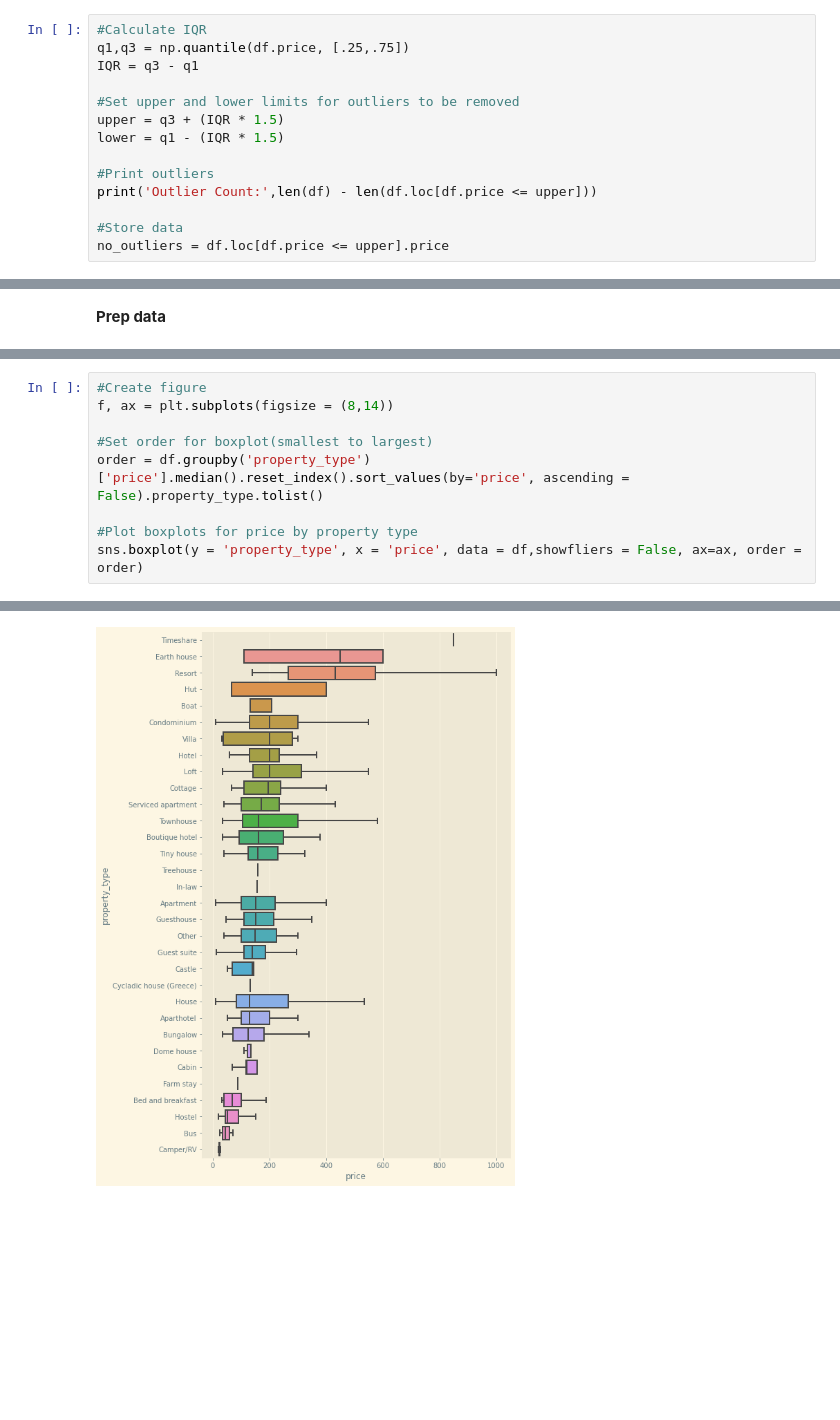
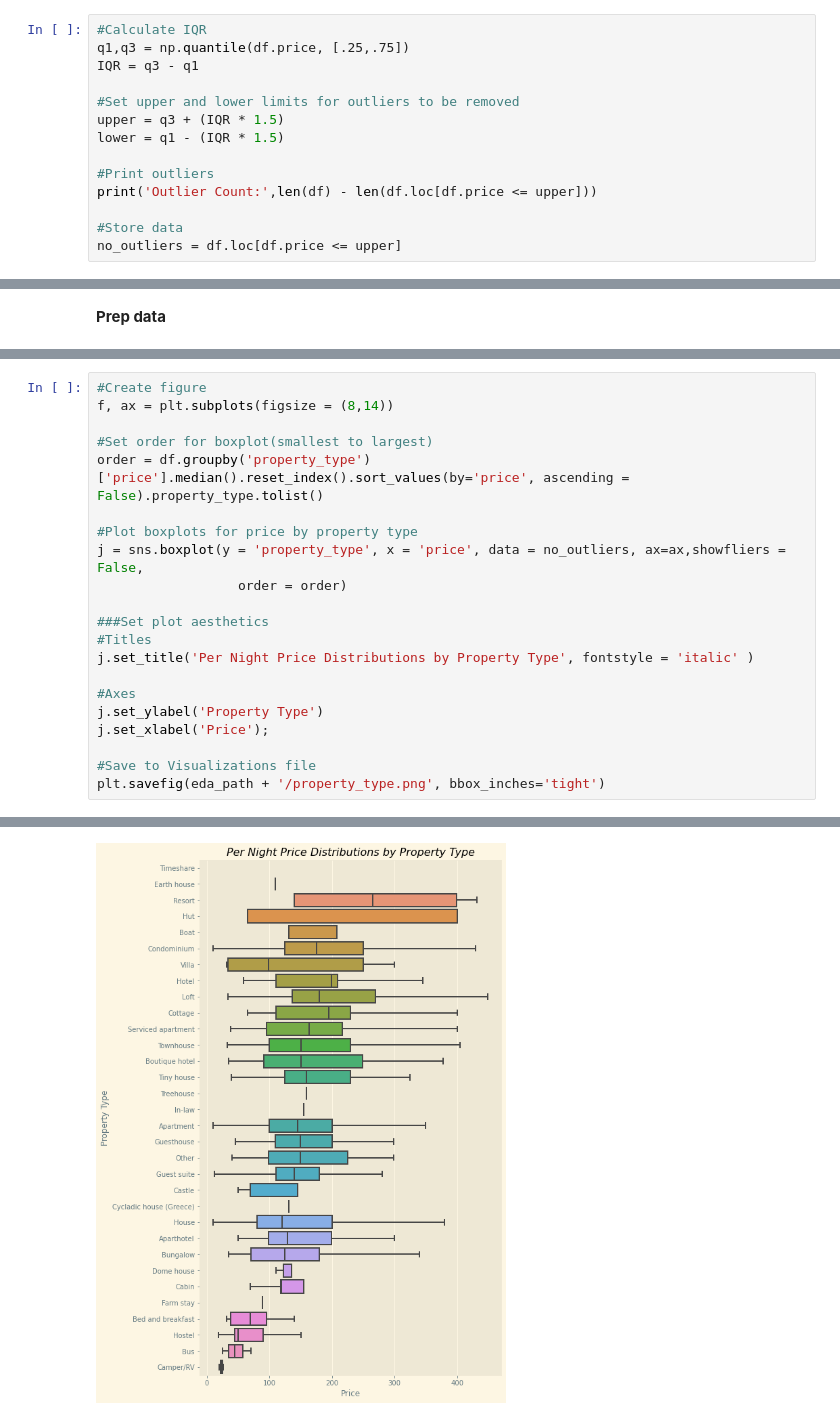
Before and after one commit to KishenSharma6/SF_Airbnb_Rental_Market_Analysis, a Jupyter notebook: Project_Codes/02_EDA/2020_0525_Listings_EDA.ipynb, the cells around one changed output, grey strips where cells are left out. Drawn from its saved outputs; the diff is of its cells as text; blank space fills up the shorter version.

```diff
--- a/Project_Codes/02_EDA/2020_0525_Listings_EDA.ipynb
+++ b/Project_Codes/02_EDA/2020_0525_Listings_EDA.ipynb
@@ -112,6 +112,6 @@ lower = q1 - (IQR * 1.5)
 print('Outlier Count:',len(df) - len(df.loc[df.price <= upper]))
 
 #Store data
-no_outliers = df.loc[df.price <= upper].price
+no_outliers = df.loc[df.price <= upper]
 # %% [output]
 Outlier Count: 10078
@@ -247,5 +256,17 @@ f, ax = plt.subplots(figsize = (8,14))
 order = df.groupby('property_type')['price'].median().reset_index().sort_values(by='price', ascending = False).property_type.tolist()
 
 #Plot boxplots for price by property type
-sns.boxplot(y = 'property_type', x = 'price', data = df,showfliers = False, ax=ax, order = order)
+j = sns.boxplot(y = 'property_type', x = 'price', data = no_outliers, ax=ax,showfliers = False,
+                  order = order)
+
+###Set plot aesthetics
+#Titles
+j.set_title('Per Night Price Distributions by Property Type', fontstyle = 'italic' )
+
+#Axes
+j.set_ylabel('Property Type')
+j.set_xlabel('Price');
+
+#Save to Visualizations file
+plt.savefig(eda_path + '/property_type.png', bbox_inches='tight')
 # %% [output]
@@ -253,4 +273,4 @@ sns.boxplot(y = 'property_type', x = 'price', data = df,showfliers = False, ax=a
-[figure, old version]
+[figure, new version]
 # %%
 #Create figure
 f, ax = plt.subplots(figsize = (8,6))
```
Also changed, not shown: parts of 18 cells of this notebook.
